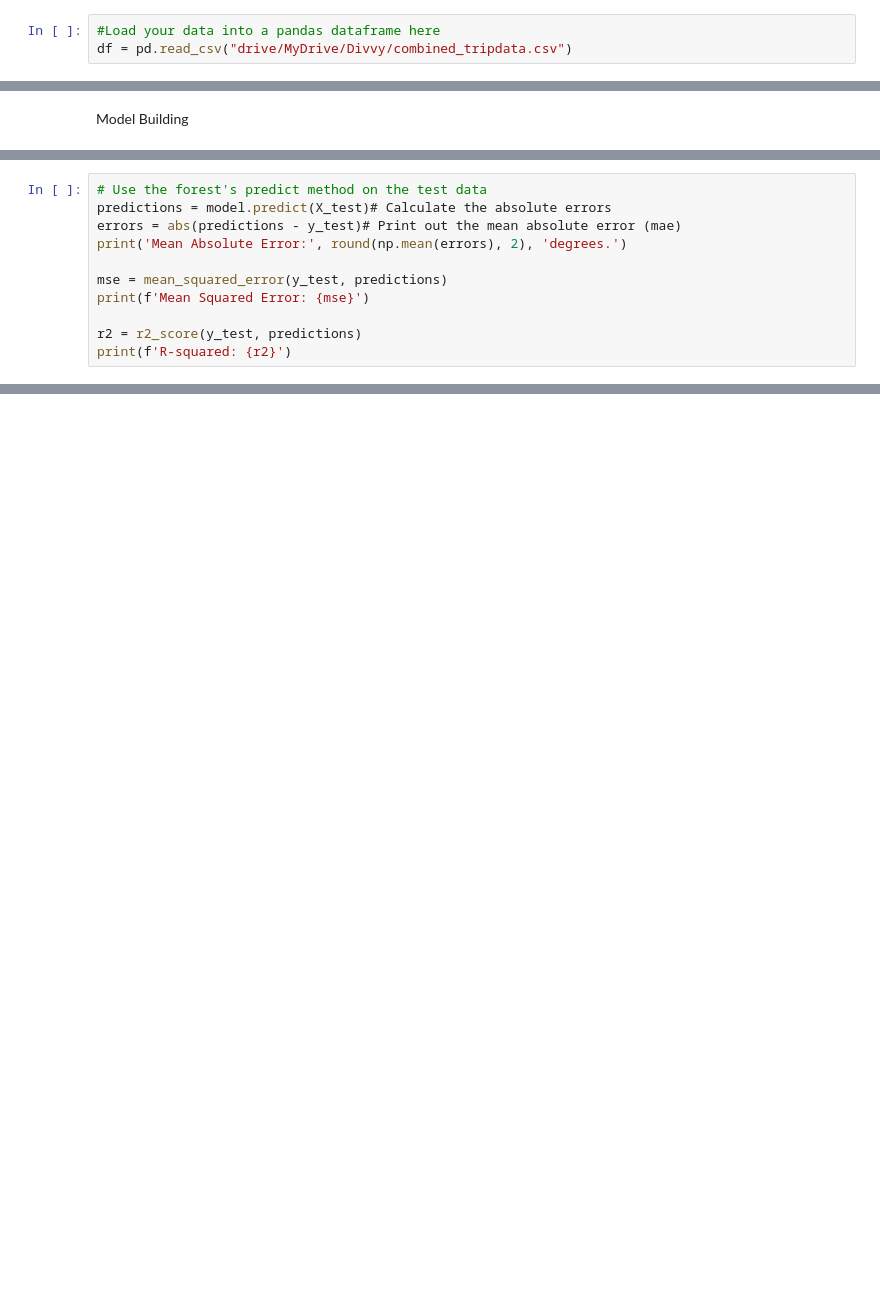
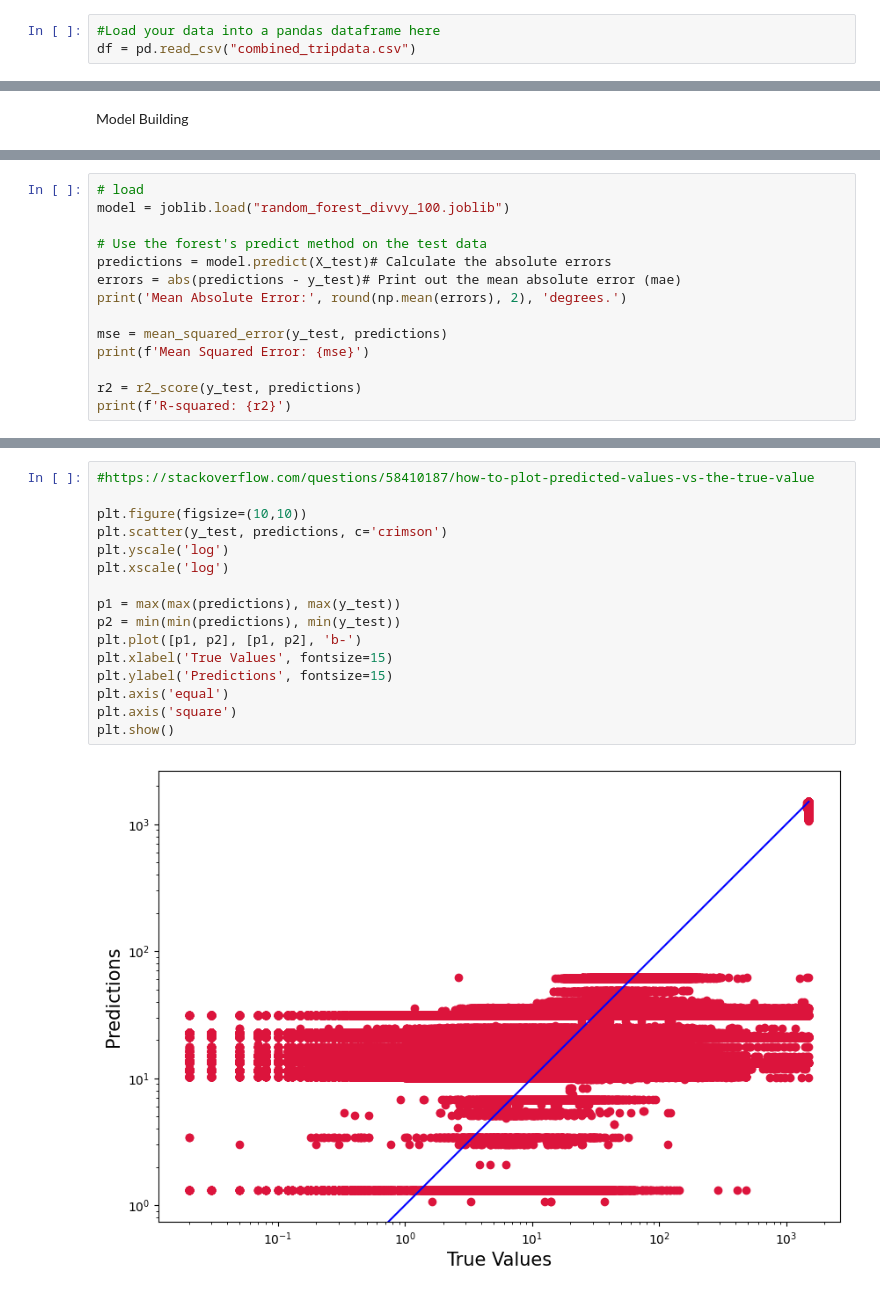
Before and after one commit to swapnilprakashpatil/aai530_2proj, a Jupyter notebook: src/trip_duration_model/Divvy_Random_Forest_Carlos.ipynb, the cells around one changed output, grey strips where cells are left out. Cells and saved outputs as stored; diff of their text form; blank space fills up the shorter version.

Commit message:
Add files via upload
added matplot graphs....

```diff
--- a/src/trip_duration_model/Divvy_Random_Forest_Carlos.ipynb
+++ b/src/trip_duration_model/Divvy_Random_Forest_Carlos.ipynb
@@ -38,6 +27,6 @@ Drive already mounted at /content/drive; to attempt to forcibly remount, call dr
 # %%
 #Load your data into a pandas dataframe here
-df = pd.read_csv("drive/MyDrive/Divvy/combined_tripdata.csv")
+df = pd.read_csv("combined_tripdata.csv")
 # %% [markdown]
 Data Cleaning
 # %%
@@ -257,4 +199,7 @@ joblib.dump(model, "drive/MyDrive/Divvy/random_forest_divvy_100_depth_two.joblib
 # %%
+# load
+model = joblib.load("random_forest_divvy_100.joblib")
+
 # Use the forest's predict method on the test data
 predictions = model.predict(X_test)# Calculate the absolute errors
 errors = abs(predictions - y_test)# Print out the mean absolute error (mae)
@@ -274,0 +218,18 @@ R-squared: 0.5498604127032686
+# %%
+#https://stackoverflow.com/questions/58410187/how-to-plot-predicted-values-vs-the-true-value
+
+plt.figure(figsize=(10,10))
+plt.scatter(y_test, predictions, c='crimson')
+plt.yscale('log')
+plt.xscale('log')
+
+p1 = max(max(predictions), max(y_test))
+p2 = min(min(predictions), min(y_test))
+plt.plot([p1, p2], [p1, p2], 'b-')
+plt.xlabel('True Values', fontsize=15)
+plt.ylabel('Predictions', fontsize=15)
+plt.axis('equal')
+plt.axis('square')
+plt.show()
+# %% [output]
+[figure, added]
```
Also changed, not shown: parts of 12 cells of this notebook.
